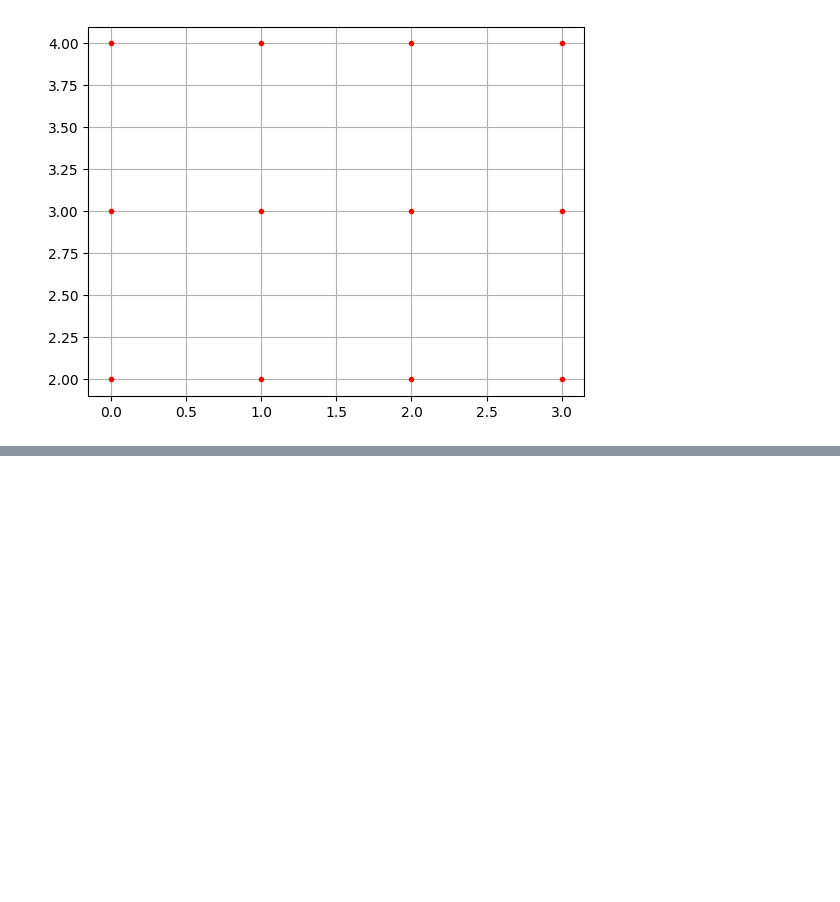
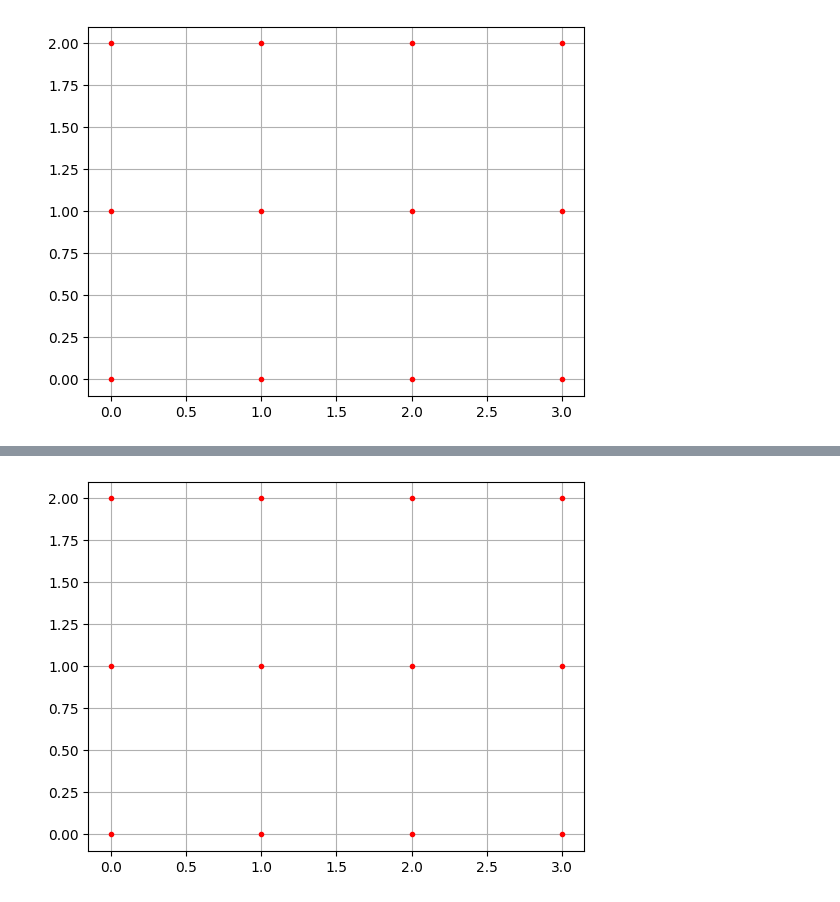
Before and after one commit to NagatoYuki0943/ML, a Jupyter notebook: code/numpy/08_meshgrid.ipynb, the cells around one changed output, grey strips where cells are left out. Drawn from its saved outputs; the diff is of its cells as text; code cells hidden in the pictures; blank space fills up the shorter version.

Commit message:
update meshgrid

```diff
--- a/code/numpy/08_meshgrid.ipynb
+++ b/code/numpy/08_meshgrid.ipynb
@@ -4,7 +5,5 @@ from matplotlib import pyplot as plt
 # %% [markdown]
 # meshgrid 制作x,y点阵坐标
 # %%
-a = np.array([0, 1, 2, 3])
-b = np.array([2, 3, 4])
-X, Y = np.meshgrid(a, b)
-X, Y
+x = np.array([0, 1, 2, 3])
+y = np.array([0, 1, 2])
@@ -54,17 +104,3 @@ plt.grid()
 plt.show()
 # %% [output]
 [figure]
-# %%
-x = np.linspace(0, 1000, 20)
-y = np.linspace(0, 500, 20)
-
-X,Y = np.meshgrid(x, y)
-
-plt.plot(
-    X, Y,
-    color='limegreen',  # 设置颜色为limegreen
-    marker='.',         # 设置点类型为圆点
-    linestyle=''        # 设置线型为空，也即没有线连接点
-)
-plt.grid(True)
-plt.show()
@@ -73,10 +106,0 @@ plt.show()
-# %%
-x = np.linspace(0, 1000, 20)
-y = np.linspace(0, 500, 20)
-
-X,Y = np.meshgrid(x, y)
-
-#                 透明度      点的标志
-plt.scatter(X, Y, alpha=0.5,  marker='.')
-plt.grid(True)
-plt.show()
@@ -84,0 +112,3 @@ plt.show()
+# %%
+x_grid, y_grid = np.meshgrid(x, y, indexing="ij")
+x_grid, y_grid
@@ -84,0 +146,11 @@ plt.show()
+# %%
+plt.plot(
+    x_grid, y_grid,
+    color='red',
+    marker='.',     # 设置点类型为圆点
+    linestyle=''    # 设置线型为空，也即没有线连接点
+)
+plt.grid()
+plt.show()
+# %% [output]
+[figure, added]
```
Also changed, not shown: parts of 21 cells of this notebook.
